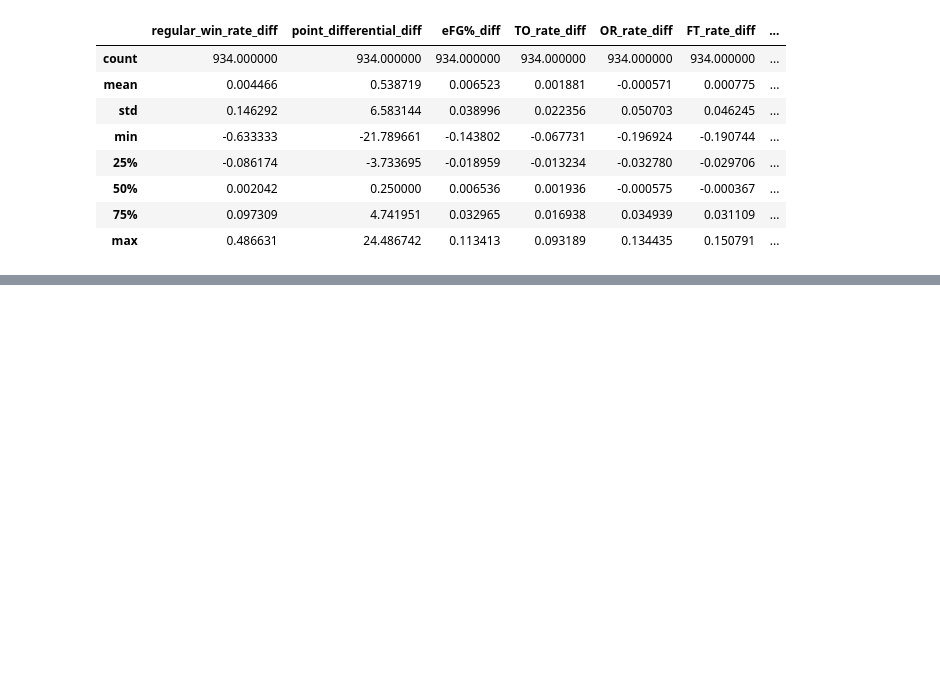
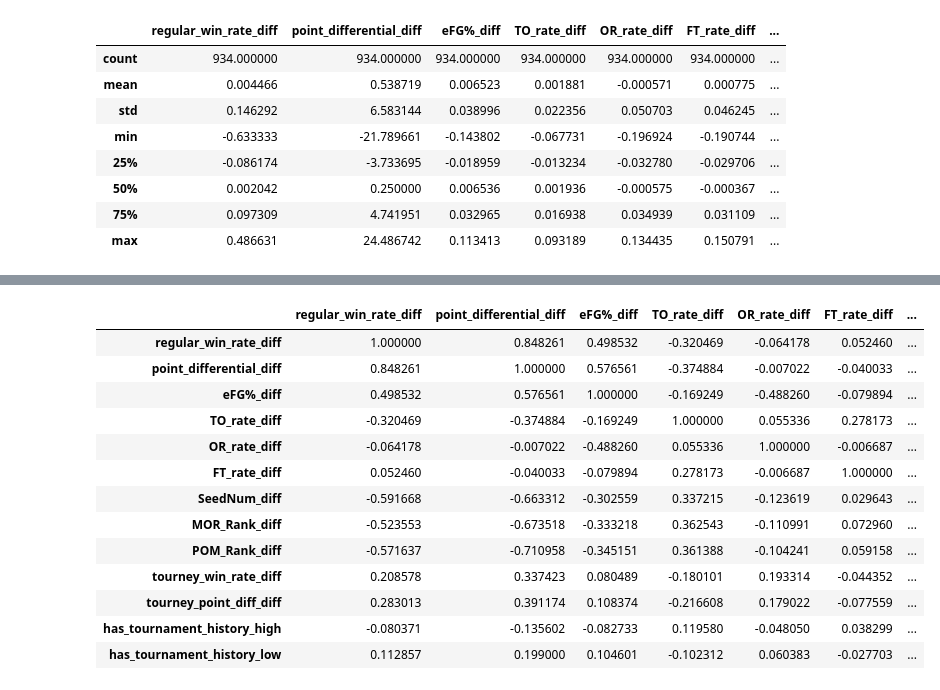
Before and after one commit to ujjwalbasnyat/march-matchup-inference-pipeline, a Jupyter notebook: data_science/notebook.ipynb, the cells around one changed output, grey strips where cells are left out. Cells and saved outputs as stored; diff of their text form; code cells hidden in the pictures; blank space fills up the shorter version.

```diff
--- a/data_science/notebook.ipynb
+++ b/data_science/notebook.ipynb
@@ -762,0 +852,17 @@ Brier Score: 0.1563
+# %%
+corr
+# %% [output]
+|  | regular_win_rate_diff | point_differential_diff | eFG%_diff | TO_rate_diff | OR_rate_diff | FT_rate_diff | ... |
+| regular_win_rate_diff | 1.000000 | 0.848261 | 0.498532 | -0.320469 | -0.064178 | 0.052460 | ... |
+| point_differential_diff | 0.848261 | 1.000000 | 0.576561 | -0.374884 | -0.007022 | -0.040033 | ... |
+| eFG%_diff | 0.498532 | 0.576561 | 1.000000 | -0.169249 | -0.488260 | -0.079894 | ... |
+| TO_rate_diff | -0.320469 | -0.374884 | -0.169249 | 1.000000 | 0.055336 | 0.278173 | ... |
+| OR_rate_diff | -0.064178 | -0.007022 | -0.488260 | 0.055336 | 1.000000 | -0.006687 | ... |
+| FT_rate_diff | 0.052460 | -0.040033 | -0.079894 | 0.278173 | -0.006687 | 1.000000 | ... |
+| SeedNum_diff | -0.591668 | -0.663312 | -0.302559 | 0.337215 | -0.123619 | 0.029643 | ... |
+| MOR_Rank_diff | -0.523553 | -0.673518 | -0.333218 | 0.362543 | -0.110991 | 0.072960 | ... |
+| POM_Rank_diff | -0.571637 | -0.710958 | -0.345151 | 0.361388 | -0.104241 | 0.059158 | ... |
+| tourney_win_rate_diff | 0.208578 | 0.337423 | 0.080489 | -0.180101 | 0.193314 | -0.044352 | ... |
+| tourney_point_diff_diff | 0.283013 | 0.391174 | 0.108374 | -0.216608 | 0.179022 | -0.077559 | ... |
+| has_tournament_history_high | -0.080371 | -0.135602 | -0.082733 | 0.119580 | -0.048050 | 0.038299 | ... |
+| has_tournament_history_low | 0.112857 | 0.199000 | 0.104601 | -0.102312 | 0.060383 | -0.027703 | ... |
```
Also changed, not shown: parts of 5 cells of this notebook.
